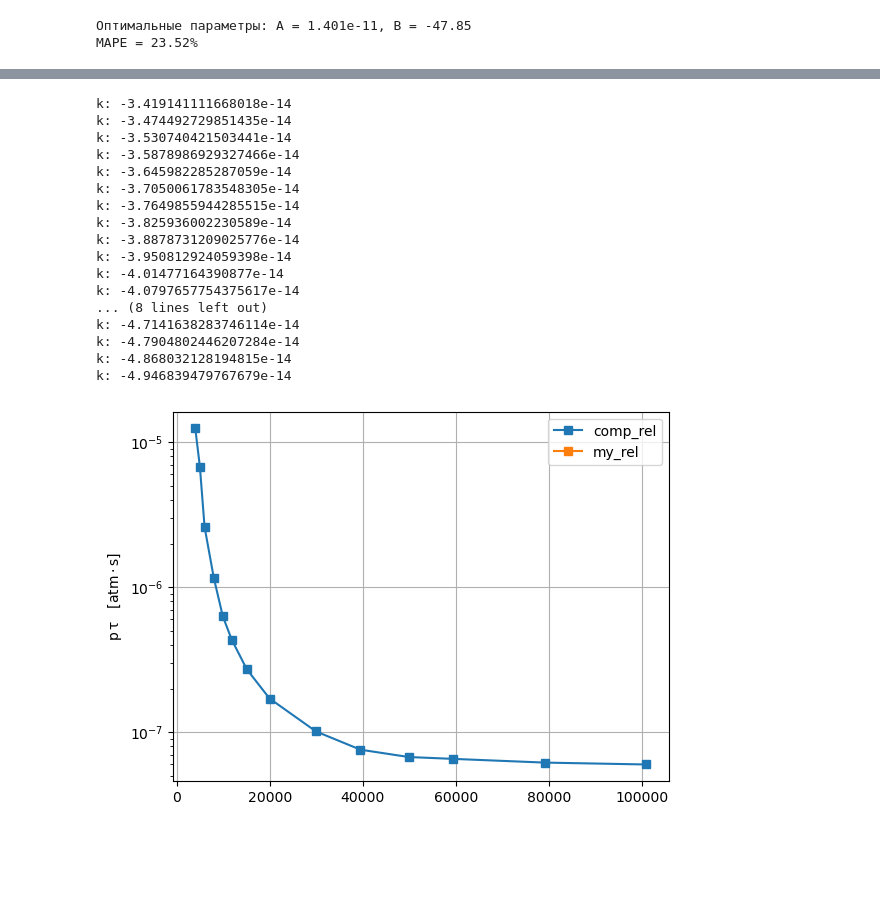
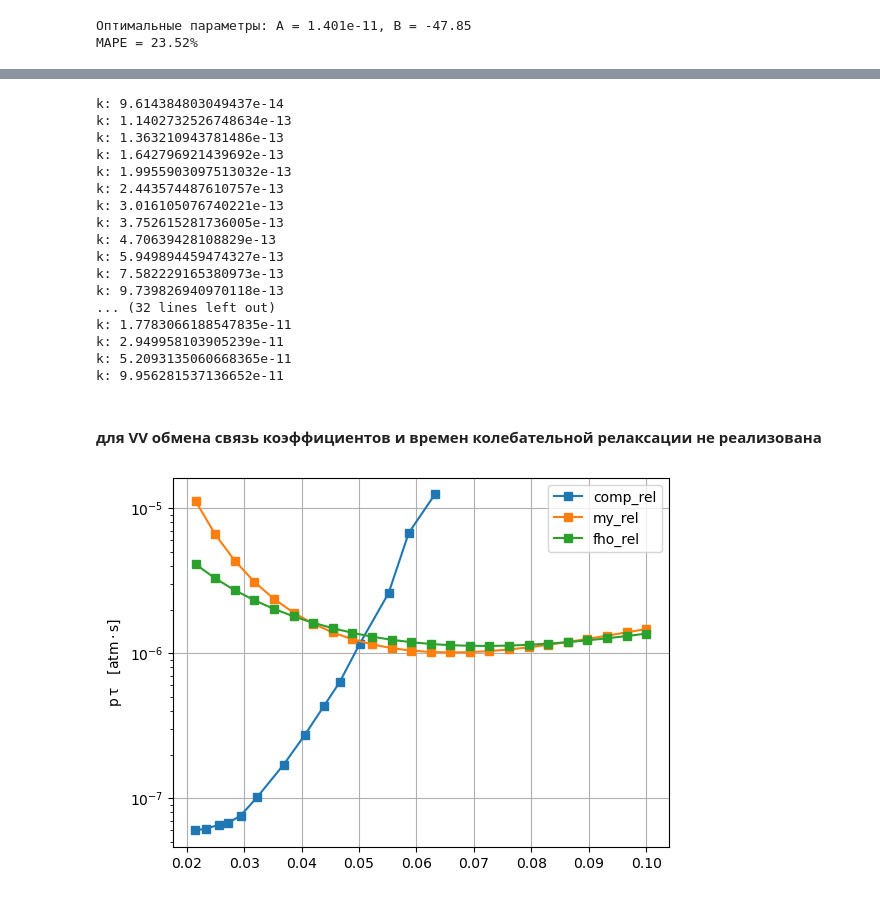
Before and after one commit to st107958/fho_gen, a Jupyter notebook: reg/regression.ipynb, the cells around one changed output, grey strips where cells are left out. Drawn from its saved outputs; the diff is of its cells as text; code cells hidden in the pictures; blank space fills up the shorter version.

```diff
--- a/reg/regression.ipynb
+++ b/reg/regression.ipynb
@@ -111,56 +193,72 @@ def k_i(T, i, k):
 # %%
 n_points = 24
-T_min, T_max = 5000, 100000
+T_min, T_max = 1000, 100000
 T_data = np.linspace(T_min**(-1/3), T_max**(-1/3), n_points) ** (-3)
 
-K_data = []
+K_data1 = []
 for i in range(len(T_data)):
     k = k_10_01(T_data[i])
-    K_data.append(k)
+    K_data1.append(k)
+    print('k:', k)
+
+K_data2 = []
+for i in range(len(T_data)):
+    k = k_10(T_data[i])
+    K_data2.append(k)
     print('k:', k)
 
 df = pd.DataFrame({'T': T_data})
 df.to_csv('T1.csv', index=False, header=False)
 
-df = pd.DataFrame({'K': K_data})
+df = pd.DataFrame({'K': K_data1})
 df.to_csv('K1.csv', index=False, header=False)
+
+df = pd.DataFrame({'K': K_data2})
+df.to_csv('K2.csv', index=False, header=False)
 # %% [output]
-k: -3.419141111668018e-14
-k: -3.474492729851435e-14
-k: -3.530740421503441e-14
-k: -3.5878986929327466e-14
-k: -3.645982285287059e-14
-k: -3.7050061783548305e-14
-k: -3.7649855944285515e-14
-k: -3.825936002230589e-14
-k: -3.8878731209025776e-14
-k: -3.950812924059398e-14
-k: -4.01477164390877e-14
-k: -4.0797657754375617e-14
-... (8 lines left out)
-k: -4.7141638283746114e-14
-k: -4.7904802446207284e-14
-k: -4.868032128194815e-14
-k: -4.946839479767679e-14
+k: 9.614384803049437e-14
+k: 1.1402732526748634e-13
+k: 1.363210943781486e-13
+k: 1.642796921439692e-13
+k: 1.9955903097513032e-13
+k: 2.443574487610757e-13
+k: 3.016105076740221e-13
+k: 3.752615281736005e-13
+k: 4.70639428108829e-13
+k: 5.949894459474327e-13
+k: 7.582229165380973e-13
+k: 9.739826940970118e-13
+... (32 lines left out)
+k: 1.7783066188547835e-11
+k: 2.949958103905239e-11
+k: 5.2093135060668365e-11
+k: 9.956281537136652e-11
+# %% [markdown]
+#### для VV обмена связь коэффициентов и времен колебательной релаксации не реализована
 # %%
 fig, ax = plt.subplots()
 
 data_1 = pd.read_csv('rel_comp.csv', sep=';', header=None)
-comp, = ax.plot(data_1[0]**(-3), data_1[1], '-s')
-# comp, = ax.plot(data_1[0], data_1[1], '-s')
+# comp, = ax.plot(data_1[0]**(-3), data_1[1], '-s')
+comp, = ax.plot(data_1[0], data_1[1], '-s')
 comp.set_label('comp_rel')
 
 data_2 = pd.read_csv('FHO_FR1.csv', sep=' ', header=None)
-# fho, = ax.plot(data_2[0]**(-1/3), data_2[1], '-s')
-fho, = ax.plot(data_2[0], data_2[1], '-s')
+fho, = ax.plot(data_2[0]**(-1/3), data_2[1], '-s')
+# fho, = ax.plot(data_2[0], data_2[1], '-s')
 fho.set_label('my_rel')
+
+data_3 = pd.read_csv('FHO_FR2.csv', sep=' ', header=None)
+fho, = ax.plot(data_3[0]**(-1/3), data_3[1], '-s')
+# fho, = ax.plot(data_2[0], data_2[1], '-s')
+fho.set_label('fho_rel')
 
 # plt.xlabel('T^(-1/3)')
 # plt.xlabel('T')
 plt.ylabel(r'$\mathrm{ p \, \tau \quad [atm \cdot s]}$')
 ax.set_yscale('log')
 plt.legend()
 plt.grid(True)
 plt.show()
 # %% [output]
-[figure, old version]
+[figure, new version]
```
Also changed, not shown: parts of 14 cells of this notebook, 27 other files.
